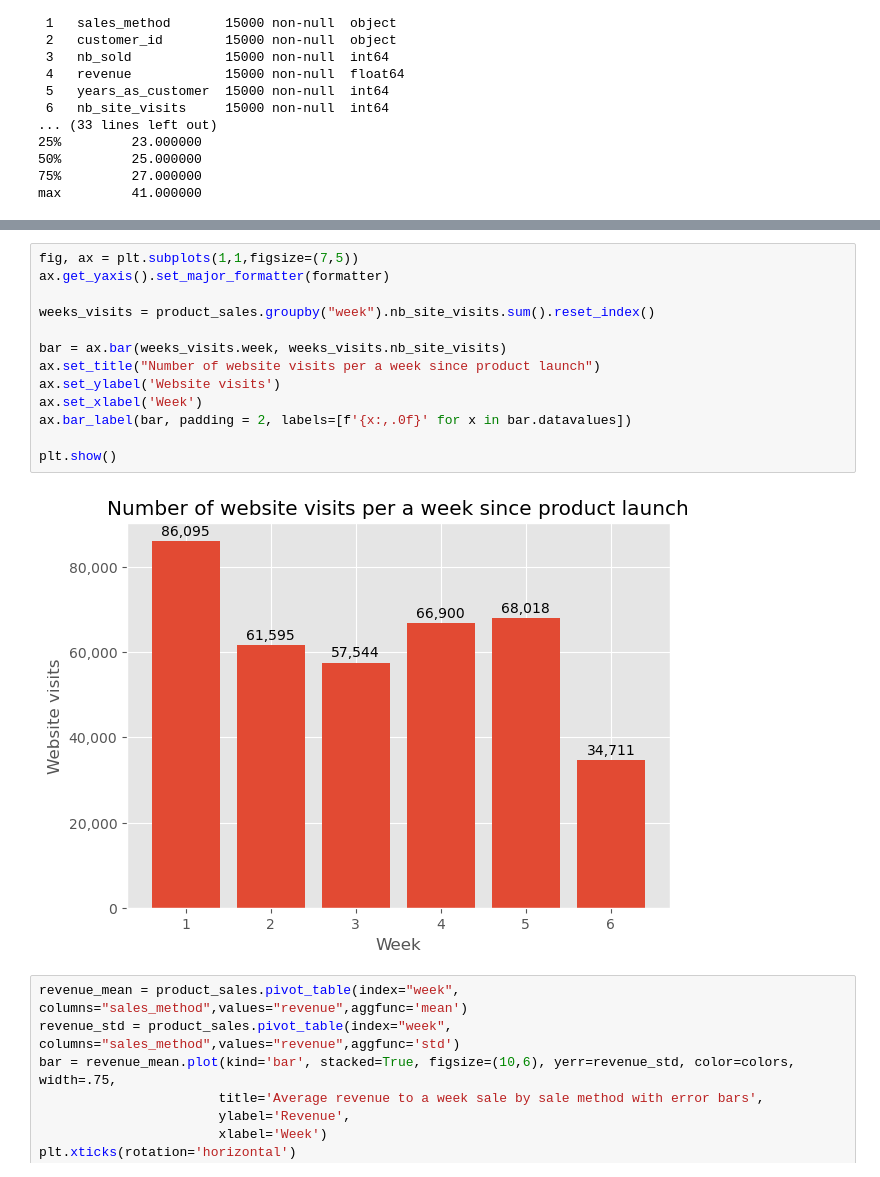
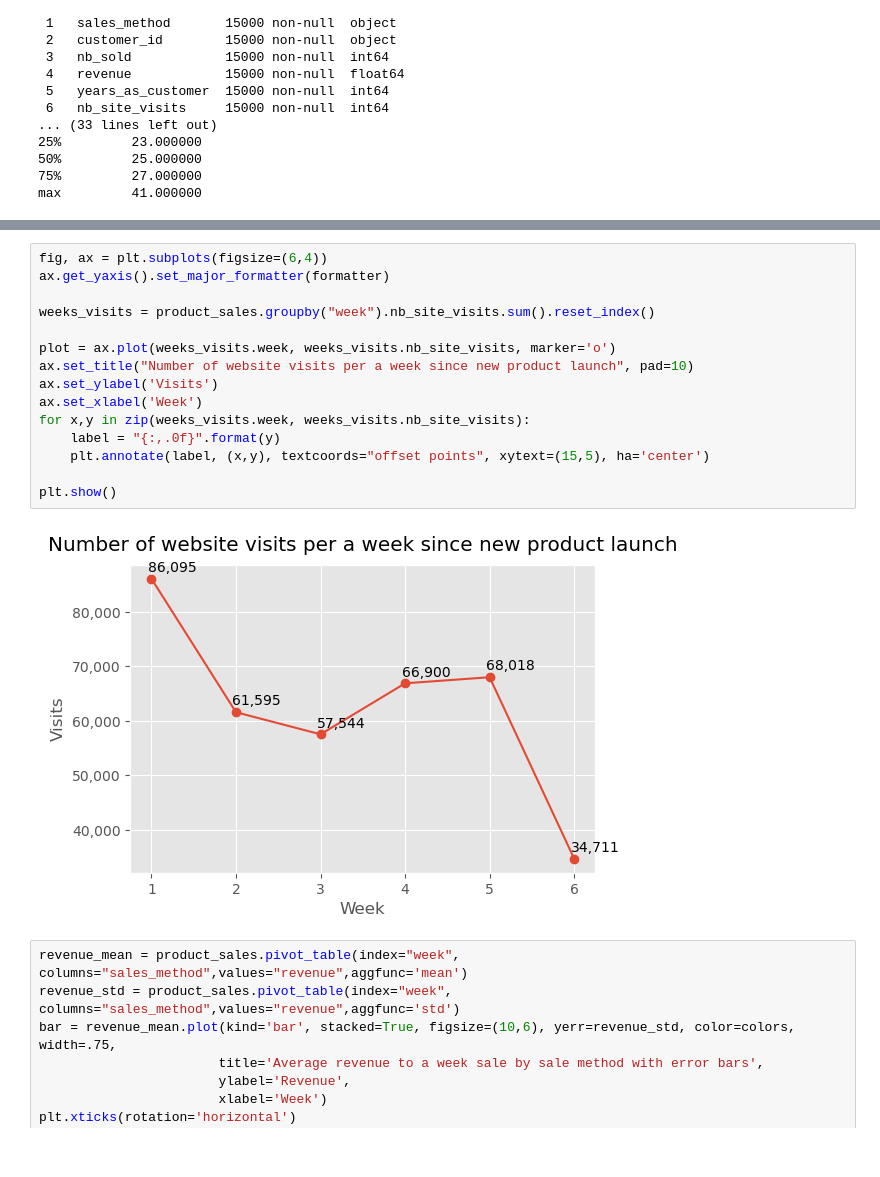
Before and after one commit to Overmarss/Product-Sales-Report, a Jupyter notebook: product_sales.ipynb, the cells around one changed output, grey strips where cells are left out. Cells and saved outputs as stored; diff of their text form.

```diff
--- a/product_sales.ipynb
+++ b/product_sales.ipynb
@@ -98,20 +99,22 @@ plt.show()
 # %% [output]
 [figure]
 # %%
-fig, ax = plt.subplots(1,1,figsize=(7,5))
+fig, ax = plt.subplots(figsize=(6,4))
 ax.get_yaxis().set_major_formatter(formatter)
 
 weeks_visits = product_sales.groupby("week").nb_site_visits.sum().reset_index()
 
-bar = ax.bar(weeks_visits.week, weeks_visits.nb_site_visits)
-ax.set_title("Number of website visits per a week since product launch")
-ax.set_ylabel('Website visits')
+plot = ax.plot(weeks_visits.week, weeks_visits.nb_site_visits, marker='o')
+ax.set_title("Number of website visits per a week since new product launch", pad=10)
+ax.set_ylabel('Visits')
 ax.set_xlabel('Week')
-ax.bar_label(bar, padding = 2, labels=[f'{x:,.0f}' for x in bar.datavalues])
+for x,y in zip(weeks_visits.week, weeks_visits.nb_site_visits):
+    label = "{:,.0f}".format(y)
+    plt.annotate(label, (x,y), textcoords="offset points", xytext=(15,5), ha='center')
 
 plt.show()
 # %% [output]
-[figure, old version]
+[figure, new version]
 # %%
 revenue_mean = product_sales.pivot_table(index="week", columns="sales_method",values="revenue",aggfunc='mean')
 revenue_std = product_sales.pivot_table(index="week", columns="sales_method",values="revenue",aggfunc='std')
```
Also changed, not shown: parts of 6 cells of this notebook.
